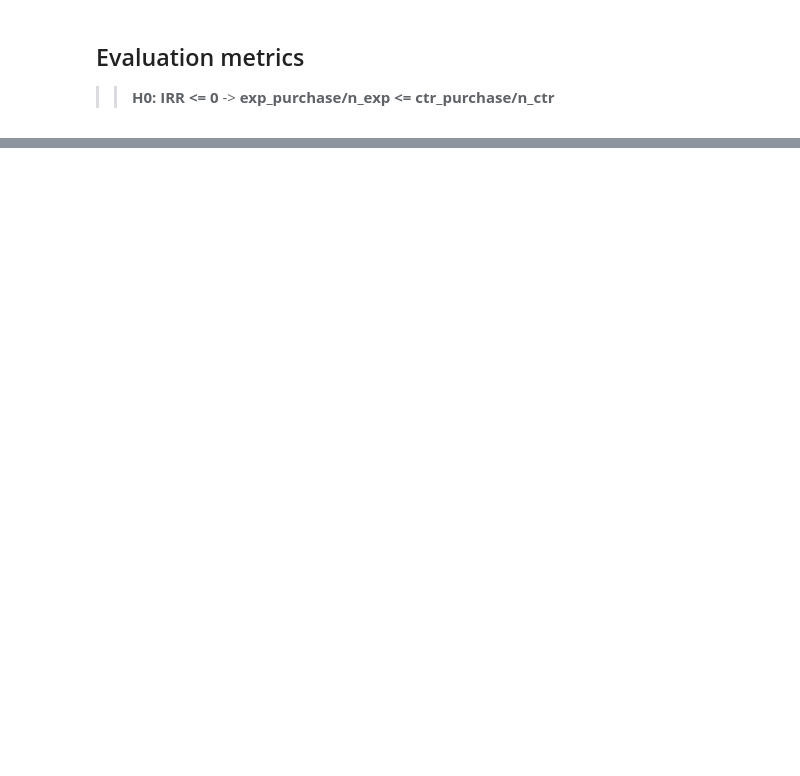
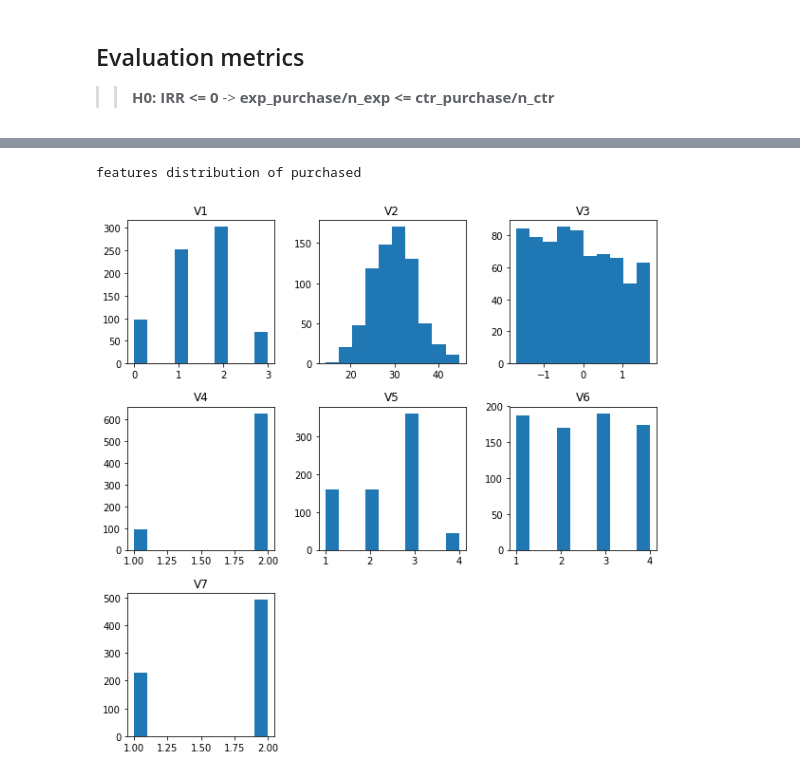
Before and after one commit to xmjuan/starbucks, a Jupyter notebook: Starbucks.ipynb, the cells around one changed output, grey strips where cells are left out. Cells and saved outputs as stored; diff of their text form; code cells hidden in the pictures; blank space fills up the shorter version.

```diff
--- a/Starbucks.ipynb
+++ b/Starbucks.ipynb
@@ -260,0 +282,8 @@ ValueError: p > 1
+# %%
+features = ['V1', 'V2', 'V3', 'V4', 'V5', 'V6', 'V7']
+print('features distribution of purchased')
+train_promoted = train_data[train_data['Promotion']=='Yes']
+train_promoted[train_promoted['purchase']==1][features].hist(figsize=(10,10), grid=False);
+# %% [output]
+features distribution of purchased
+[figure, added]
```
Also changed, not shown: parts of 20 cells of this notebook.
